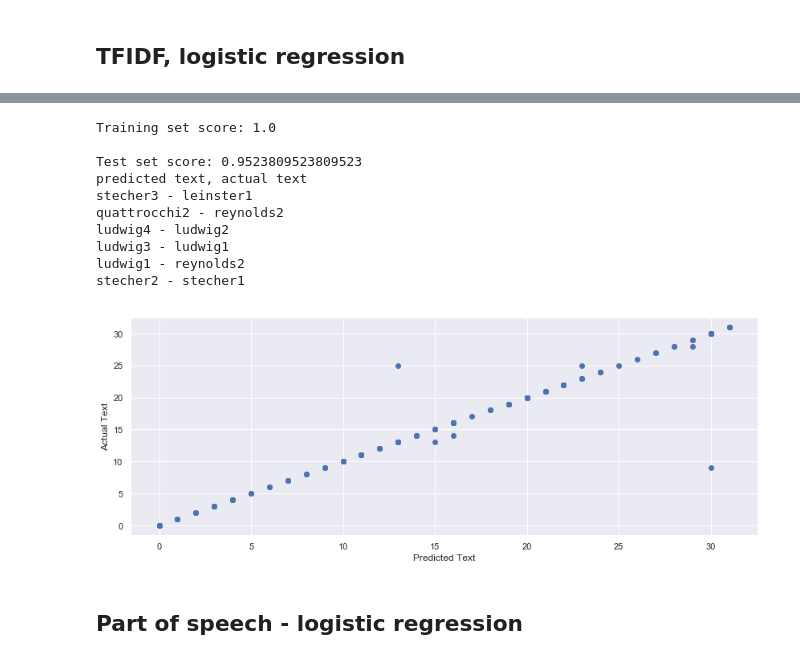
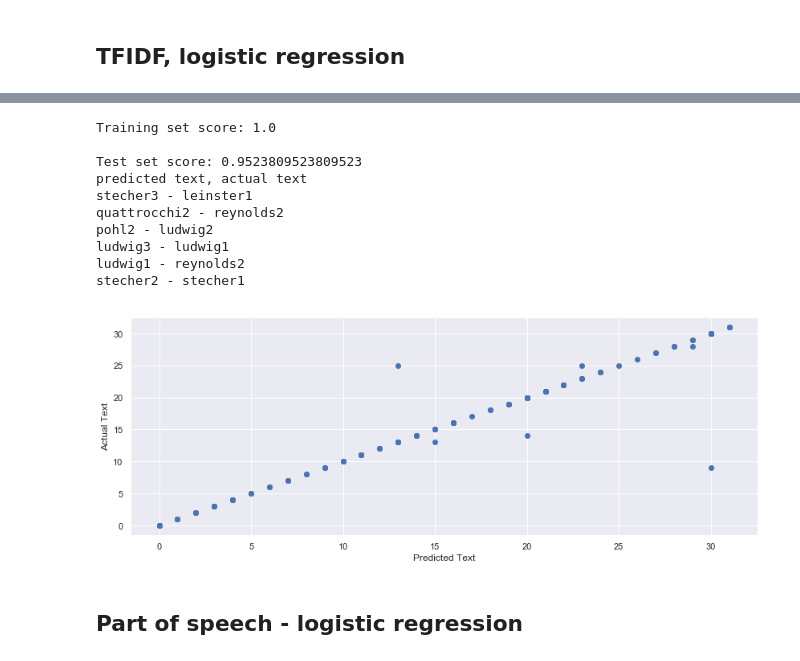
Before and after one commit to cbevis/U4_Capstone, a Jupyter notebook: U4_Capstone.ipynb, the cells around one changed output, grey strips where cells are left out. Saved outputs shown, nothing was run; the diff lists cells and outputs as text; code cells hidden in the pictures.

```diff
--- a/U4_Capstone.ipynb
+++ b/U4_Capstone.ipynb
@@ -198,0 +196,10 @@ for x in filelist:
+# %%
+# This opens the files and cleans them.  It can take a while to run.
+
+path = 'science_fiction/'
+path_clean = 'science_fiction_cleaned/'
+
+# Change this to False if the files have already been cleaned
+clean_file = False
+
+sentences = clean_files(path, path_clean, False)
@@ -981,46 +1006,47 @@ Test set score: 0.9761904761904762
 # %%
 # Look at text instead of author, see if we can predict that
 y_train_text, y_test_text = train_test_split(df['text'], test_size=0.25, random_state=0)
 
-y_train_enc = le.fit_transform(y_train_text)
-y_test_enc = le.transform(y_test_text)
+le_text = LabelEncoder()
+y_train_enc_text = le_text.fit_transform(y_train_text)
+y_test_enc_text = le_text.transform(y_test_text)
 
 
-lr = LogisticRegression(solver='lbfgs', multi_class='ovr', C=100)
-train = lr.fit(X_train_lsa, y_train_enc)
-y_pred_lsa = lr.predict(X_test_lsa)
+lr_text = LogisticRegression(solver='lbfgs', multi_class='ovr', C=100)
+train = lr_text.fit(X_train_lsa, y_train_enc_text)
+y_pred_lsa = lr_text.predict(X_test_lsa)
 
-print('Training set score:', lr.score(X_train_lsa, y_train_enc))
-print('\nTest set score:', lr.score(X_test_lsa, y_test_enc))
+print('Training set score:', lr_text.score(X_train_lsa, y_train_enc_text))
+print('\nTest set score:', lr_text.score(X_test_lsa, y_test_enc_text))
 
-plt.scatter(y_pred_lsa, y_test_enc)
+plt.scatter(y_pred_lsa, y_test_enc_text)
 plt.xlabel('Predicted Text')
 plt.ylabel('Actual Text')
 plt.plot()
 
 # Look at which texts are not being predicted correctly
 print('predicted text, actual text')
 for i in range(len(y_pred_lsa)):
     predicted = y_pred_lsa[i]
-    actual = y_test_enc[i]
+    actual = y_test_enc_text[i]
     if predicted != actual:
         try:
-            print('{} - {}'.format(list(le.inverse_transform([predicted]))[0],
-                               list(le.inverse_transform([actual]))[0]))
+            print('{} - {}'.format(list(le_text.inverse_transform([predicted]))[0],
+                               list(le_text.inverse_transform([actual]))[0]))
         except:
             print('Transform issue')
 # %% [output]
 Training set score: 1.0
 
 Test set score: 0.9523809523809523
 predicted text, actual text
 stecher3 - leinster1
 quattrocchi2 - reynolds2
-ludwig4 - ludwig2
+pohl2 - ludwig2
 ludwig3 - ludwig1
 ludwig1 - reynolds2
 stecher2 - stecher1
-[figure, old version]
+[figure, new version]
 # %% [markdown]
 ## Part of speech - logistic regression
 # %%
```
Also changed, not shown: parts of 27 cells of this notebook.
